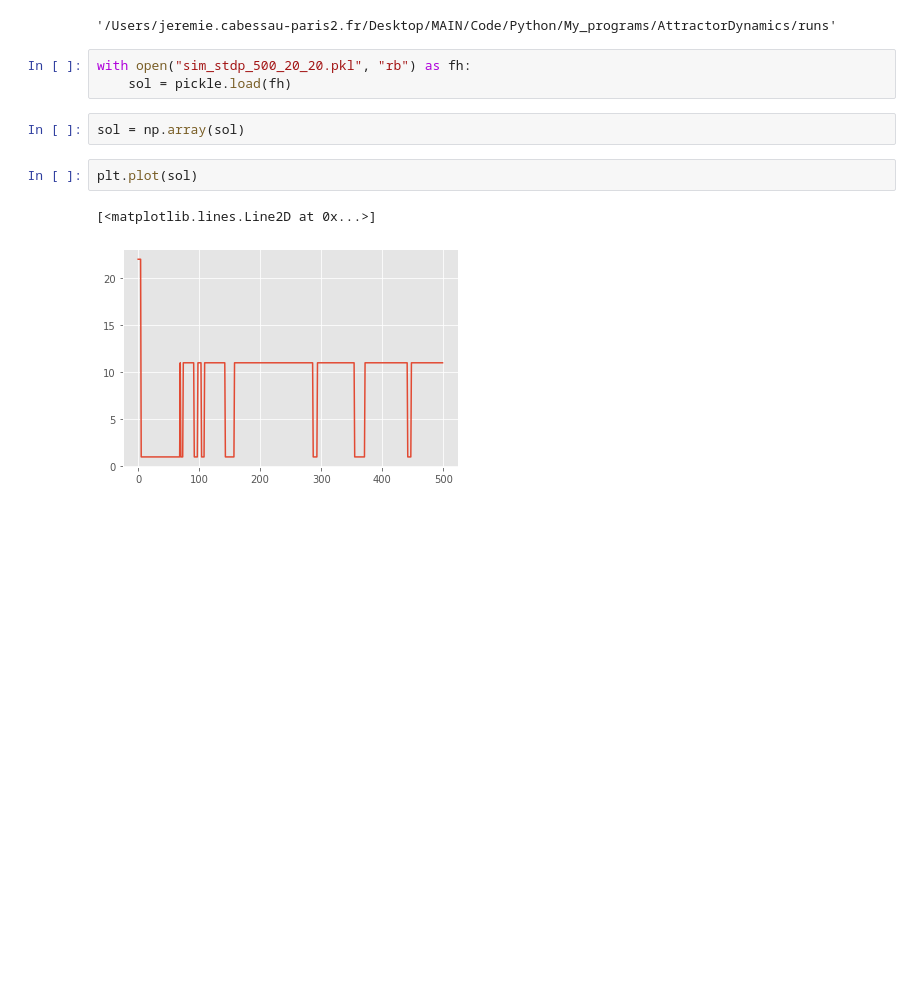
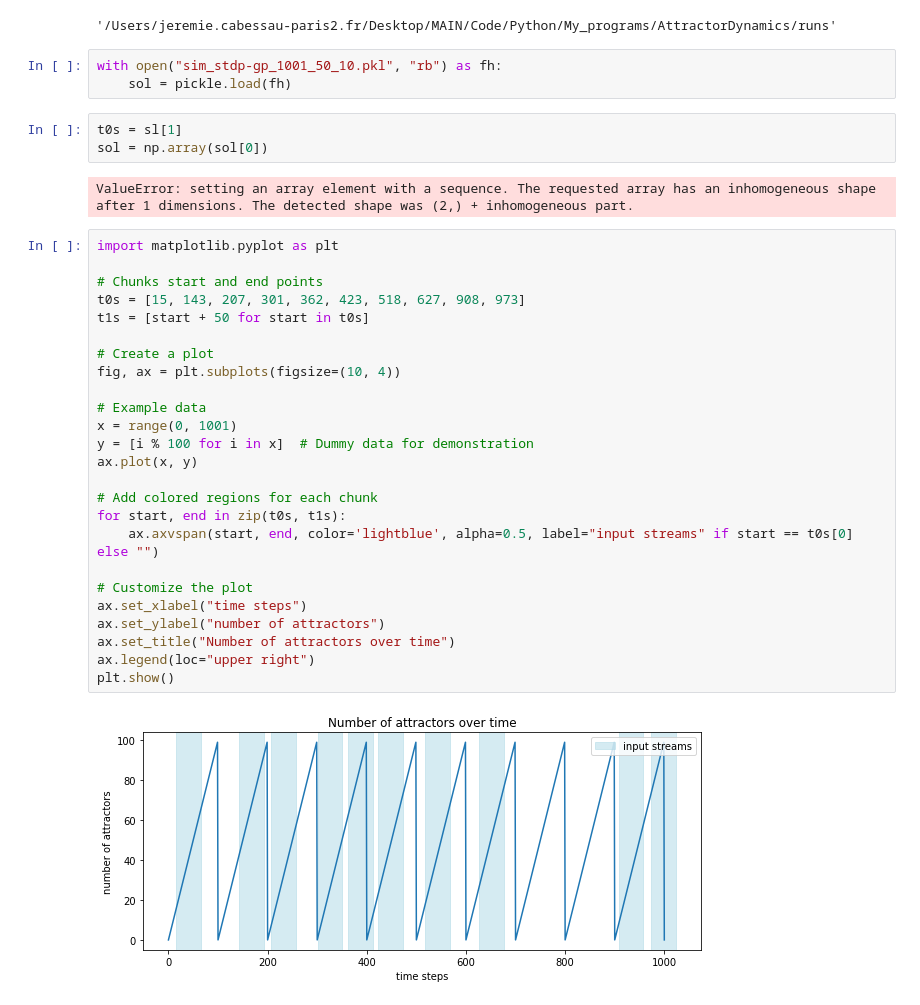
Before and after one commit to JeremCab/AttractorDynamics, a Jupyter notebook: runs/plots.ipynb, the cells around one changed output. Saved outputs shown, nothing was run; the diff lists cells and outputs as text; blank space fills up the shorter version.

```diff
--- a/runs/plots.ipynb
+++ b/runs/plots.ipynb
@@ -80,12 +80,37 @@ os.getcwd()
 # %% [output]
 '/Users/jeremie.cabessau-paris2.fr/Desktop/MAIN/Code/Python/My_programs/AttractorDynamics/runs'
 # %%
-with open("sim_stdp_500_20_20.pkl", "rb") as fh:
+with open("sim_stdp-gp_1001_50_10.pkl", "rb") as fh:
     sol = pickle.load(fh)
 # %%
-sol = np.array(sol)
+t0s = sl[1]
+sol = np.array(sol[0])
+# %% [output]
+ValueError: setting an array element with a sequence. The requested array has an inhomogeneous shape after 1 dimensions. The detected shape was (2,) + inhomogeneous part.
 # %%
-plt.plot(sol)
+import matplotlib.pyplot as plt
+
+# Chunks start and end points
+t0s = [15, 143, 207, 301, 362, 423, 518, 627, 908, 973]
+t1s = [start + 50 for start in t0s]
+
+# Create a plot
+fig, ax = plt.subplots(figsize=(10, 4))
+
+# Example data
+x = range(0, 1001)
+y = [i % 100 for i in x]  # Dummy data for demonstration
+ax.plot(x, y)
+
+# Add colored regions for each chunk
+for start, end in zip(t0s, t1s):
+    ax.axvspan(start, end, color='lightblue', alpha=0.5, label="input streams" if start == t0s[0] else "")
+
+# Customize the plot
+ax.set_xlabel("time steps")
+ax.set_ylabel("number of attractors")
+ax.set_title("Number of attractors over time")
+ax.legend(loc="upper right")
+plt.show()
 # %% [output]
-[<matplotlib.lines.Line2D at 0x...>]
-[figure, old version]
+[figure, new version]
```
Also changed, not shown: parts of 2 cells of this notebook, 7 other files.
